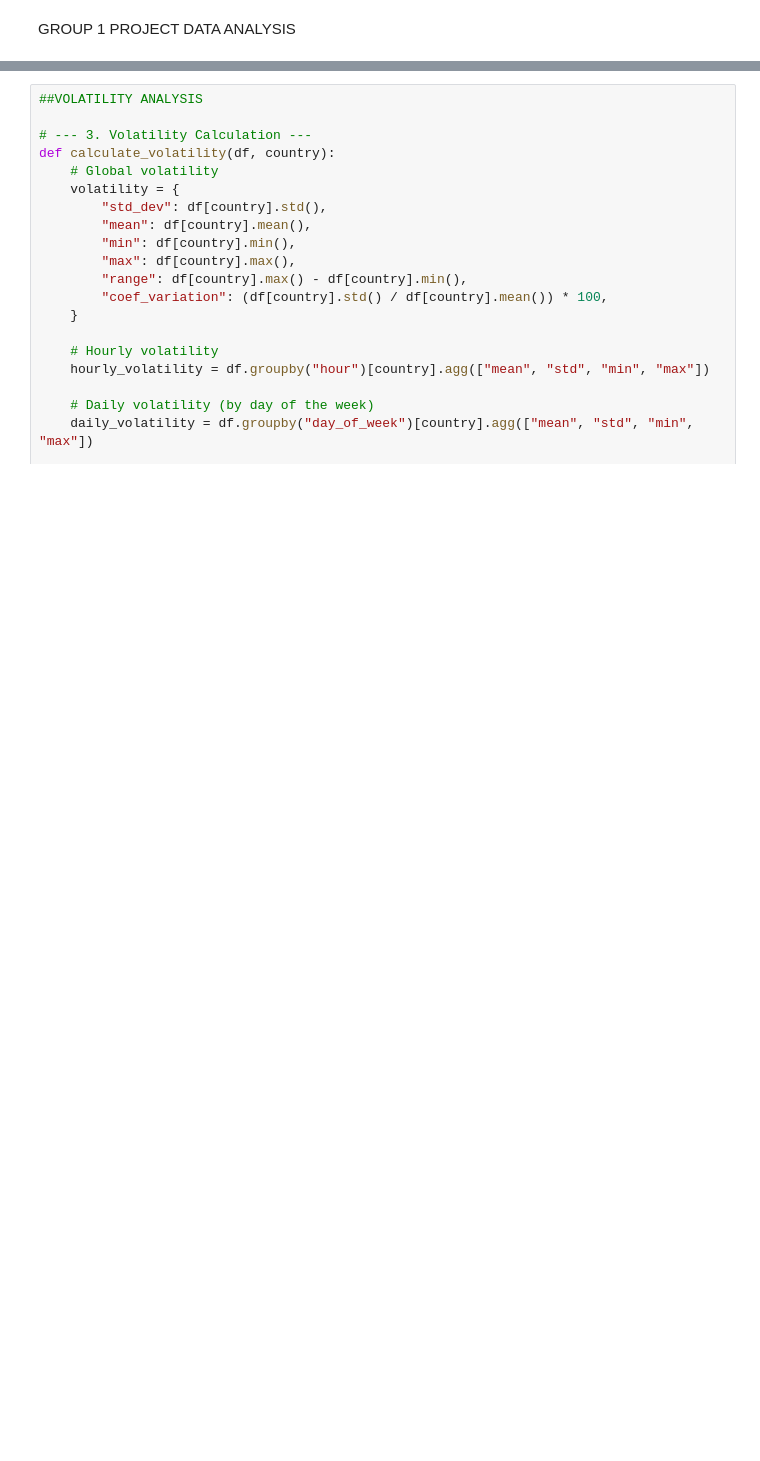
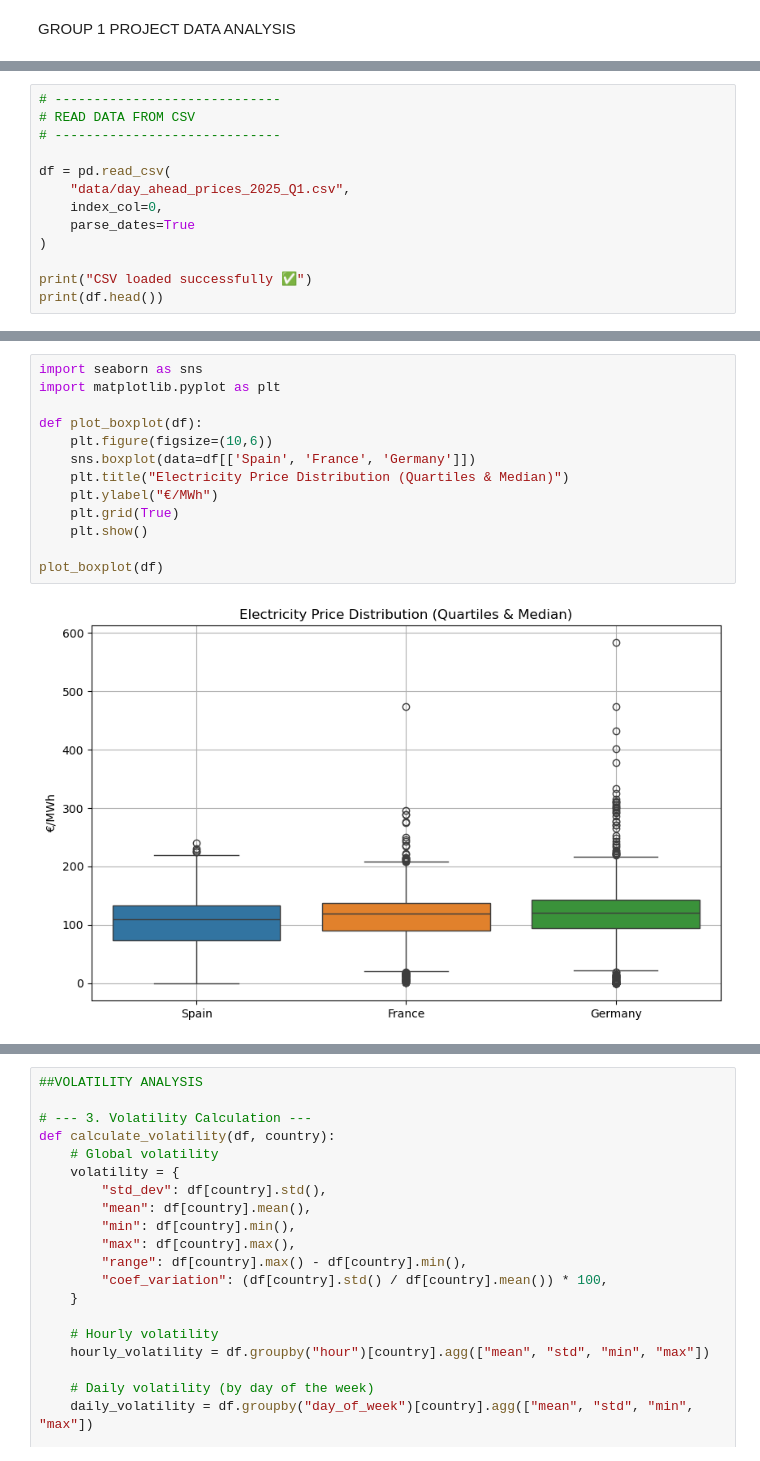
Before and after one commit to stellamirri/analisis_datos, a Jupyter notebook: Grupo1_2026/Group1Notebook.ipynb, the cells around one changed output, grey strips where cells are left out. Saved outputs shown, nothing was run; the diff lists cells and outputs as text; blank space fills up the shorter version.

Commit message:
Added Germany data, data saving to csv and statistical analysis

```diff
--- a/Grupo1_2026/Group1Notebook.ipynb
+++ b/Grupo1_2026/Group1Notebook.ipynb
@@ -57,0 +100,13 @@ print(df.head())
+# %%
+# -----------------------------
+# READ DATA FROM CSV
+# -----------------------------
+
+df = pd.read_csv(
+    "data/day_ahead_prices_2025_Q1.csv",
+    index_col=0,
+    parse_dates=True
+)
+
+print("CSV loaded successfully ✅")
+print(df.head())
@@ -57,0 +163,15 @@ print(df.head())
+# %%
+import seaborn as sns
+import matplotlib.pyplot as plt
+
+def plot_boxplot(df):
+    plt.figure(figsize=(10,6))
+    sns.boxplot(data=df[['Spain', 'France', 'Germany']])
+    plt.title("Electricity Price Distribution (Quartiles & Median)")
+    plt.ylabel("€/MWh")
+    plt.grid(True)
+    plt.show()
+
+plot_boxplot(df)
+# %% [output]
+[figure, added]
```
Also changed, not shown: parts of 8 cells of this notebook, 1 other file.
